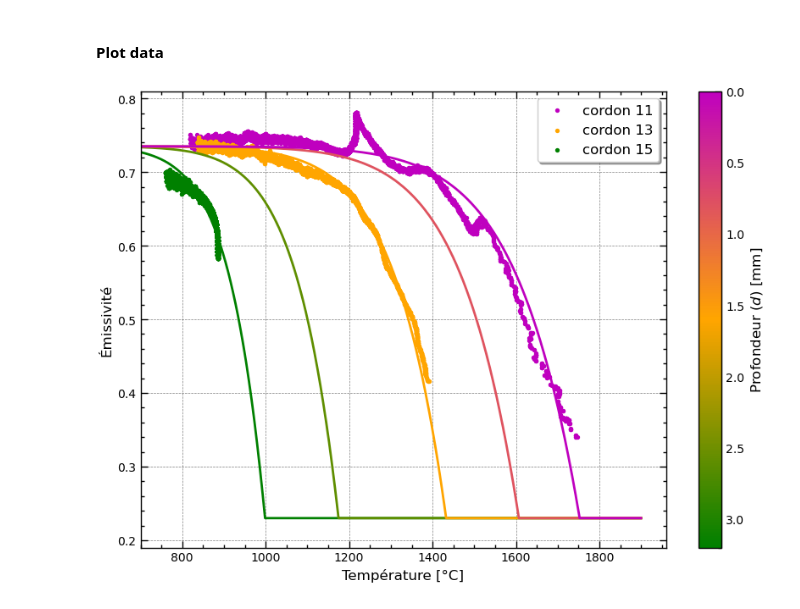
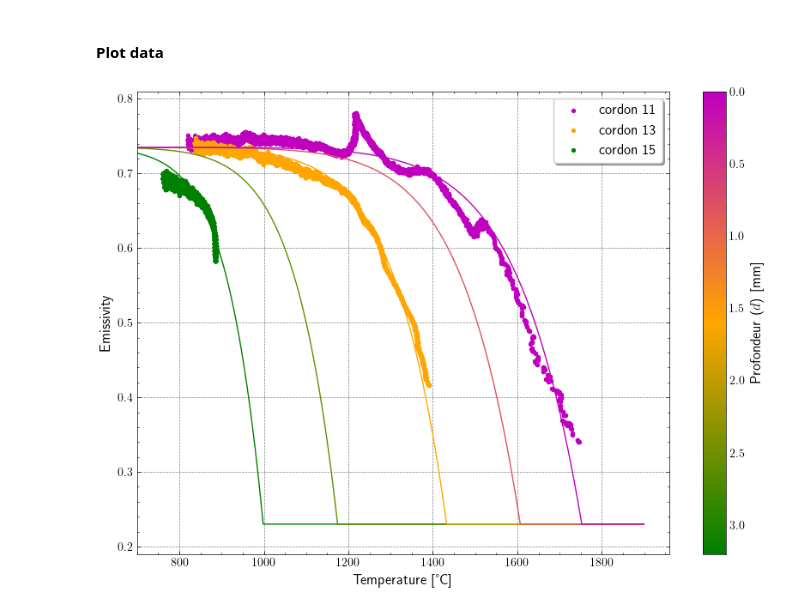
Before and after one commit to qdolle15/TherMIFASOL, a Jupyter notebook: TherMIFASOL/notebooks/experiences/BoardCardFilter/pyrometer_data_visualization.ipynb, the cells around one changed output. Drawn from its saved outputs; the diff is of its cells as text; code cells hidden in the pictures.

```diff
--- a/TherMIFASOL/notebooks/experiences/BoardCardFilter/pyrometer_data_visualization.ipynb
+++ b/TherMIFASOL/notebooks/experiences/BoardCardFilter/pyrometer_data_visualization.ipynb
@@ -6,28 +6,43 @@ import numpy as np
 import matplotlib.pyplot as plt
 from brokenaxes import brokenaxes
 from matplotlib.colors import LinearSegmentedColormap, Normalize
+from pathlib import Path
 
 import scienceplots
-plt.style.use(['science', 'notebook', 'grid'])
+plt.style.use(['science', 'grid'])
 
-from TherMIFASOL.src.GlobalVariables import (
+from TherMIFASOL.core.variables.GlobalVariables import (
     T_SOLIDUS, T_LIQUIDUS
 )
-from TherMIFASOL.src.BoardCardFilterVariable import (
+from TherMIFASOL.core.variables.BoardCardFilterVariable import (
     boundaries_data_selection, boundaries_data_color, colors_plots_cordon
 )
-from TherMIFASOL.src.data.PYROMETER_functions import (
+from TherMIFASOL.core.data_processing.PYROMETER_functions import (
     collect_data_pyrometer,
 )
-from TherMIFASOL.src.models.EmissivityEmpiricalLaws import (
+from TherMIFASOL.core.models.EmissivityEmpiricalLaws import (
     wagner_inspired_emissivity
 )
-from TherMIFASOL.src.tools.visualization import (
+from TherMIFASOL.core.utils.visualization import (
     interpolate_color
 )
 
 
+
 working_path = "../../../data/experiences/BoardCardFilter/DEC1/pyrometer"
+# %%
+PATH_DATA = "/media/dolle/Extreme SSD/DATA_MIFASOL/"
+# Work path project
+try:
+    BASE_DIR = Path(__file__).resolve().parents[3]
+except NameError:
+    BASE_DIR = Path().resolve().parents[3]
+
+
+data_path_pyrometer = os.path.join(
+    PATH_DATA, "experiences/BoardCardFilter/DEC1/pyrometer/"
+)
+saving_path = os.path.join(BASE_DIR, "results/BoardFilter/FirstOrder")
 # %% [markdown]
 # Full time data visualization
 
@@ -51,7 +66,7 @@ full_time_temperature = []
 full_time_emissivity = []
 
 for id_bead in list_beads:
-    path_data_bead:str = os.path.join(working_path, f"WLAM_H322_14150_{id_bead}.csv")
+    path_data_bead:str = os.path.join(data_path_pyrometer, f"WLAM_H322_14150_{id_bead}.csv")
     dict_data_bead:dict = collect_data_pyrometer(csv_path=path_data_bead)
 
     bead_time = dict_data_bead['array absolute time']
@@ -143,7 +158,7 @@ DATA:dict = {id_relevant_beads:{} for id_relevant_beads in list_relevant_beads}
 for id_relevant_beads in list_relevant_beads:
     low_boundary, _ = boundaries_data_selection[id_relevant_beads]
 
-    path_data_bead:str = os.path.join(working_path, f"WLAM_H322_14150_{id_relevant_beads}.csv")
+    path_data_bead:str = os.path.join(data_path_pyrometer, f"WLAM_H322_14150_{id_relevant_beads}.csv")
     dict_data_bead:dict = collect_data_pyrometer(csv_path=path_data_bead)
 
     mask = dict_data_bead['array time'] > low_boundary
@@ -271,37 +286,37 @@ fig, ax1 = plt.subplots(1, 1, figsize=(10, 7))
 temp_fake = np.arange(700, 1900, 0.5)
 
 # Ajout des scatter plots pour les cordons 11 et 13
-ax1.scatter(temperature11, epsilon11, label='cordon 11', color='m', s=8)
-ax1.scatter(temperature13, epsilon13, label='cordon 13', color='orange', s=8)
-ax1.scatter(temperature15, epsilon15, label='cordon 15', color='g', s=8)
+ax1.scatter(temperature11, epsilon11, label='layer 11', color='m', s=8)
+ax1.scatter(temperature13, epsilon13, label='layer 13', color='orange', s=8)
+ax1.scatter(temperature15, epsilon15, label='layer 15', color='g', s=8)
 
 # Itérations pour les lignes avec la nouvelle loi
 for cpt, v in enumerate(iterations2 + iterations[1:]):
     new_eps = wagner_inspired_emissivity(
-        temp=temp_fake,
+        temperature=temp_fake,
         depth=v,
         unit='mm',
         block=False,
         evolution='quadratic',
         eps_min=0.23
         )
     ax1.plot(temp_fake, new_eps, c=cm_smooth(norm(v)))
 
 # Ajustement de la colorbar avec inversion des valeurs (profondeur de 0 en haut)
 sm = plt.cm.ScalarMappable(cmap=cm_smooth, norm=norm)
 sm.set_array([])  # Nécessaire pour utiliser la colorbar
 cbar = plt.colorbar(sm, ax=ax1)
 cbar.set_label(r'Profondeur ($d$) [mm]', fontsize=12)
 cbar.ax.tick_params(axis='y', which='major', labelsize=10)
 cbar.ax.invert_yaxis()  # Inverse l'axe de la colorbar pour montrer 0 en haut
 
 # Ajustements finaux
 ax1.set_ylim(0.19, 0.81)
 ax1.set_xlim(xmin=700)
 ax1.tick_params(axis='both', which='major', labelsize=10)
 plt.legend(['cordon 11', 'cordon 13', 'cordon 15'], loc='upper right', fontsize=12, frameon=True, shadow=True)
-plt.xlabel('Température [°C]', fontsize=12)
-plt.ylabel("Émissivité", fontsize=12)
+plt.xlabel('Temperature [°C]', fontsize=12)
+plt.ylabel("Emissivity", fontsize=12)
 plt.show()
 # %% [output]
-[figure, old version]
+[figure, new version]
```
Also changed, not shown: parts of 3 cells of this notebook, 3 other files.
